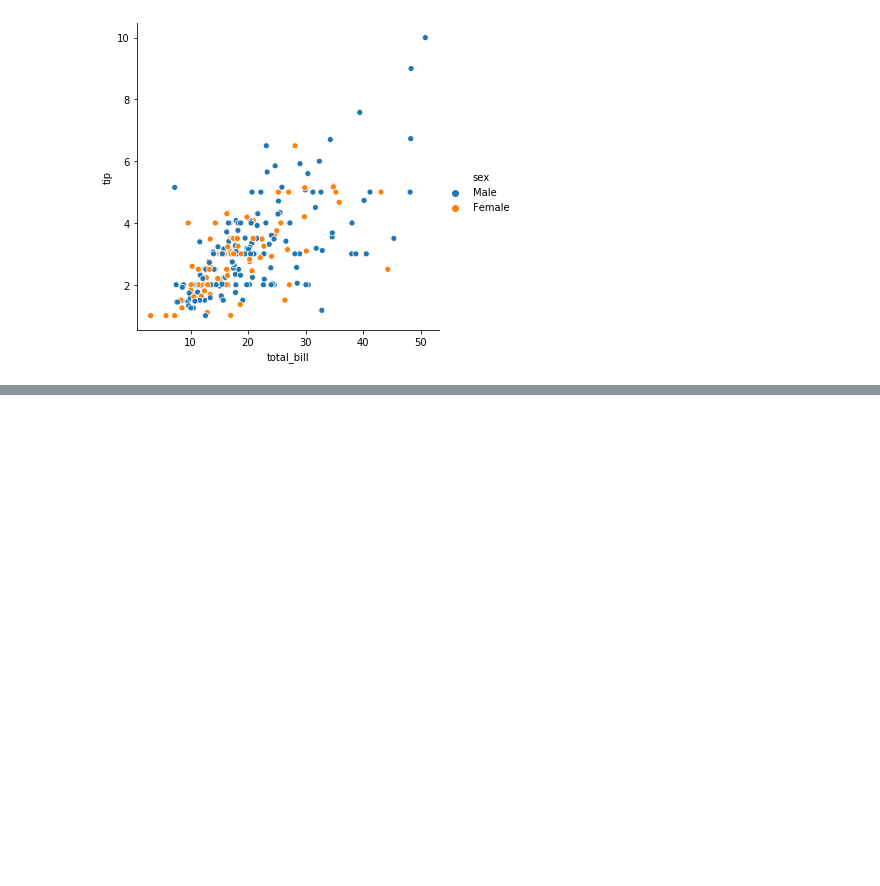
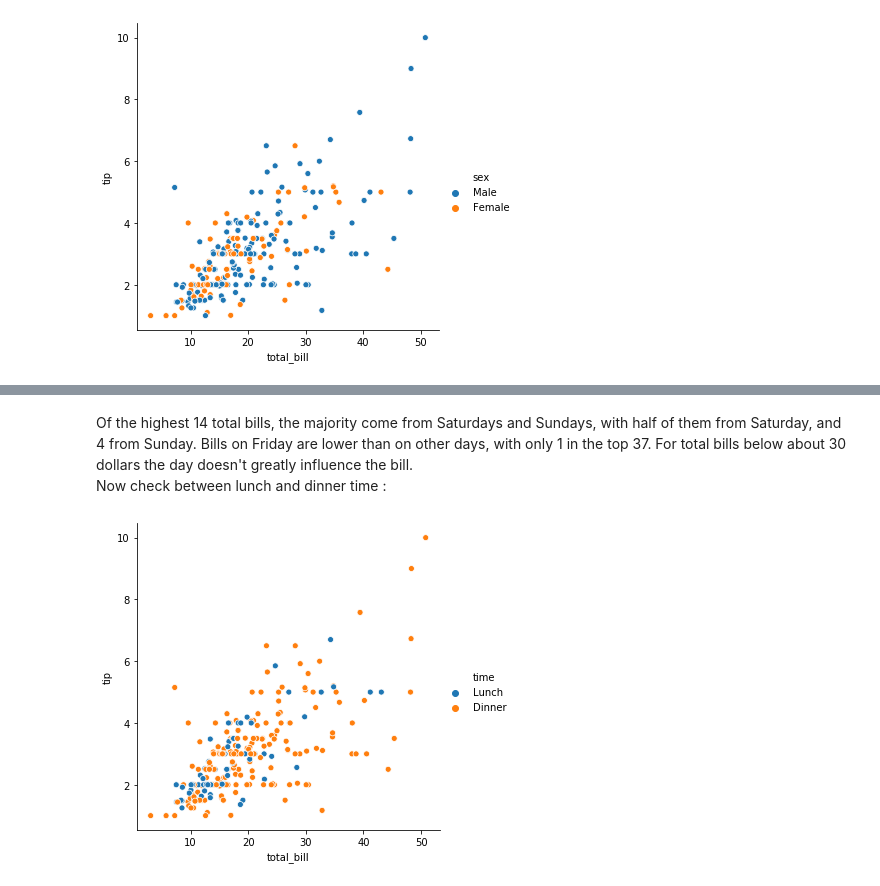
Before and after one commit to NigelSlack/Fundamentals-of-Data-Analysis, a Jupyter notebook: jupyter_notebook.ipynb, the cells around one changed output, grey strips where cells are left out. Cells and saved outputs as stored; diff of their text form; code cells hidden in the pictures; blank space fills up the shorter version.

```diff
--- a/jupyter_notebook.ipynb
+++ b/jupyter_notebook.ipynb
@@ -44,0 +69,9 @@ The largest bills are principally paid by males (12 of the highest 14), and outl
+# %% [markdown]
+Of the highest 14 total bills, the majority come from Saturdays and Sundays, with half of them from Saturday, and 4 from Sunday. Bills on Friday are lower than on other days, with only 1 in the top 37.
+For total bills below about 30 dollars the day doesn't greatly influence the bill.
+Now check between lunch and dinner time :
+# %%
+sns.relplot(x=columnNames[0],y=columnNames[1],hue=columnNames[5],data=df)
+plt.show()
+# %% [output]
+[figure, added]
```
Also changed, not shown: parts of 10 cells of this notebook.
